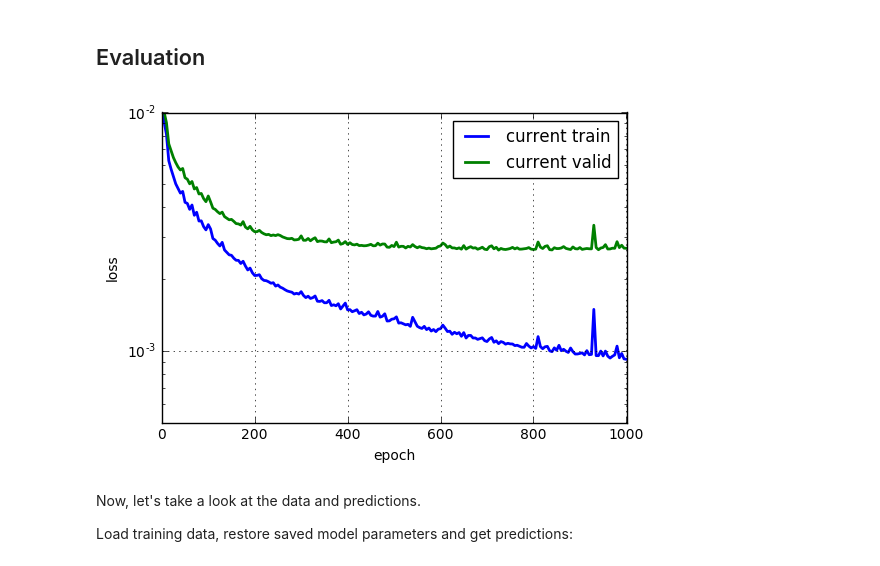
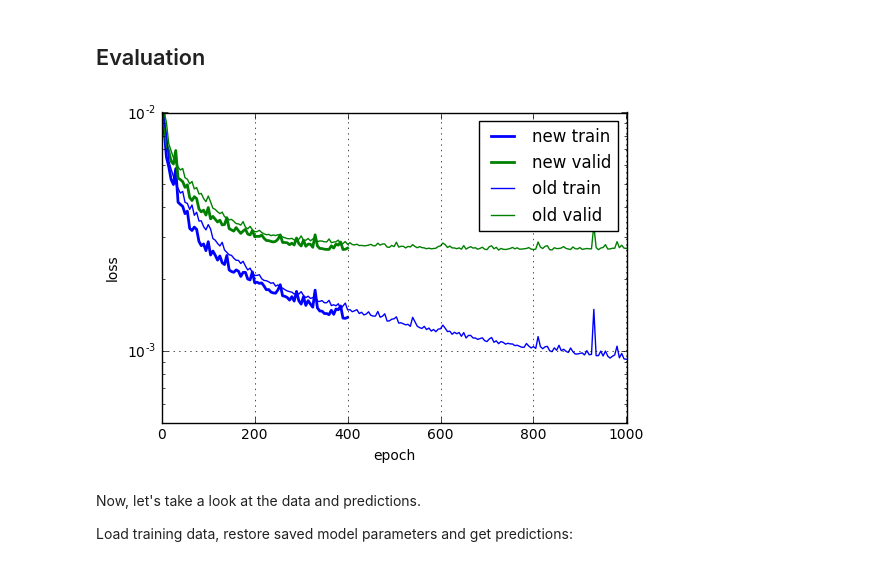
Before and after one commit to alexstaravoitau/kaggle-facial-keypoints-detection, a Jupyter notebook: 1_single_hidden_layer.ipynb, the cells around one changed output. Cells and saved outputs as stored; diff of their text form; code cells hidden in the pictures.

Commit message:
Introduce some better plotting.

```diff
--- a/1_single_hidden_layer.ipynb
+++ b/1_single_hidden_layer.ipynb
@@ -263,22 +265,30 @@ Train history file: /tmp/single_hidden_layer_model/train_history
 # %% [markdown]
 ## Evaluation
+# %%
+# Plots history of learning curves for a specific model. You may want to call `pyplot.show()` afterwards.
+def plot_learning_curves(model = model_name, label = "", linewidth = 2, train_linestyle = "b-", valid_linestyle = "g-"):
+    model_history = np.load("/tmp/" + model + "/train_history.npz")
+    train_loss = model_history["train_loss_history"]
+    valid_loss = model_history["valid_loss_history"]
+    epochs = train_loss.shape[0]
+    x_axis = np.arange(epochs)
+    pyplot.plot(x_axis[train_loss > 0], train_loss[train_loss > 0], train_linestyle, linewidth=linewidth, label=label + " train")
+    pyplot.plot(x_axis[valid_loss > 0], valid_loss[valid_loss > 0], valid_linestyle, linewidth=linewidth, label=label + " valid")
+    return epochs
 # %%
-x_axis = np.arange(num_epochs)
-
-# Plot current model curves (solid lines)
-pyplot.plot(x_axis[train_loss_history > 0], train_loss_history[train_loss_history > 0], "b-", linewidth=2, label="current train")
-pyplot.plot(x_axis[valid_loss_history > 0], valid_loss_history[valid_loss_history > 0], "g-", linewidth=2, label="current valid")
+new_model_epochs = plot_learning_curves(label = "new")
+old_model_epochs = plot_learning_curves(model_name + "_alt", label = "old", linewidth = 1)
 
 pyplot.grid()
 pyplot.legend()
 pyplot.xlabel("epoch")
 pyplot.ylabel("loss")
 pyplot.ylim(0.0005, 0.01)
-pyplot.xlim(0, num_epochs)
+pyplot.xlim(0, max(new_model_epochs, old_model_epochs))
 pyplot.yscale("log")
 pyplot.show()
 # %% [output]
-[figure, old version]
+[figure, new version]
 # %% [markdown]
 Now, let's take a look at the data and predictions.
 
```
Also changed, not shown: parts of 1 cell of this notebook, 2 other files.
